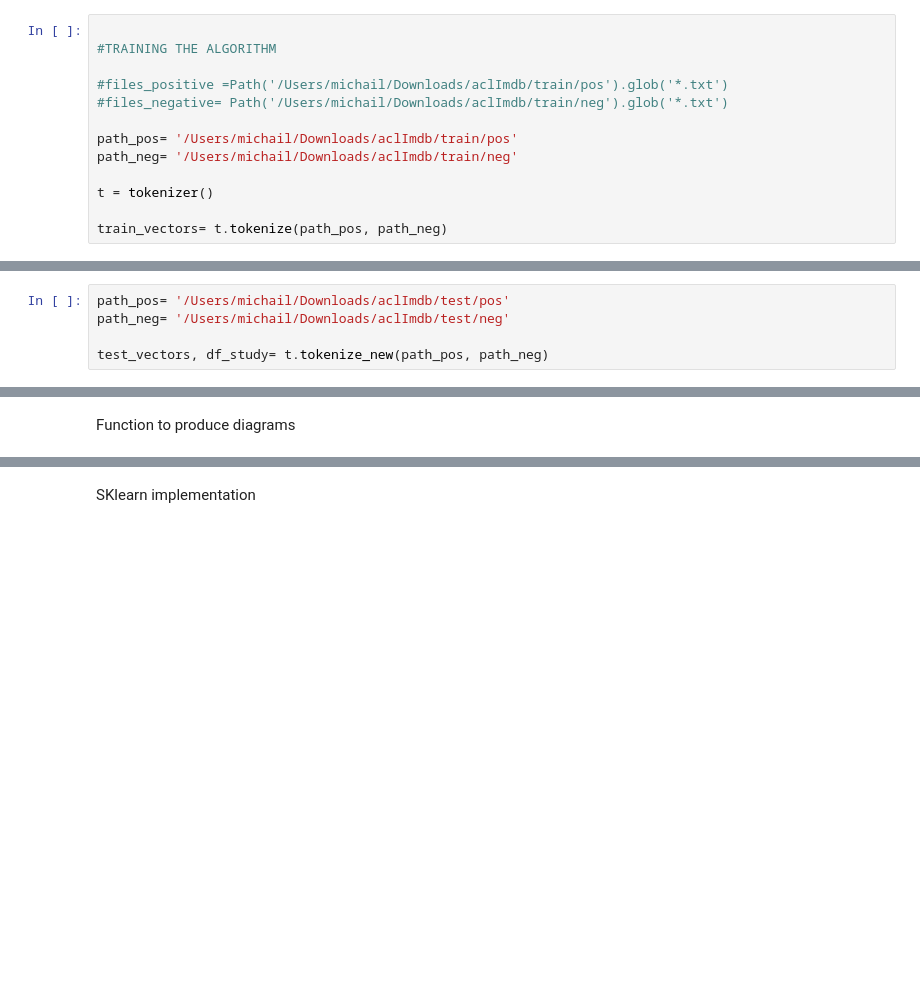
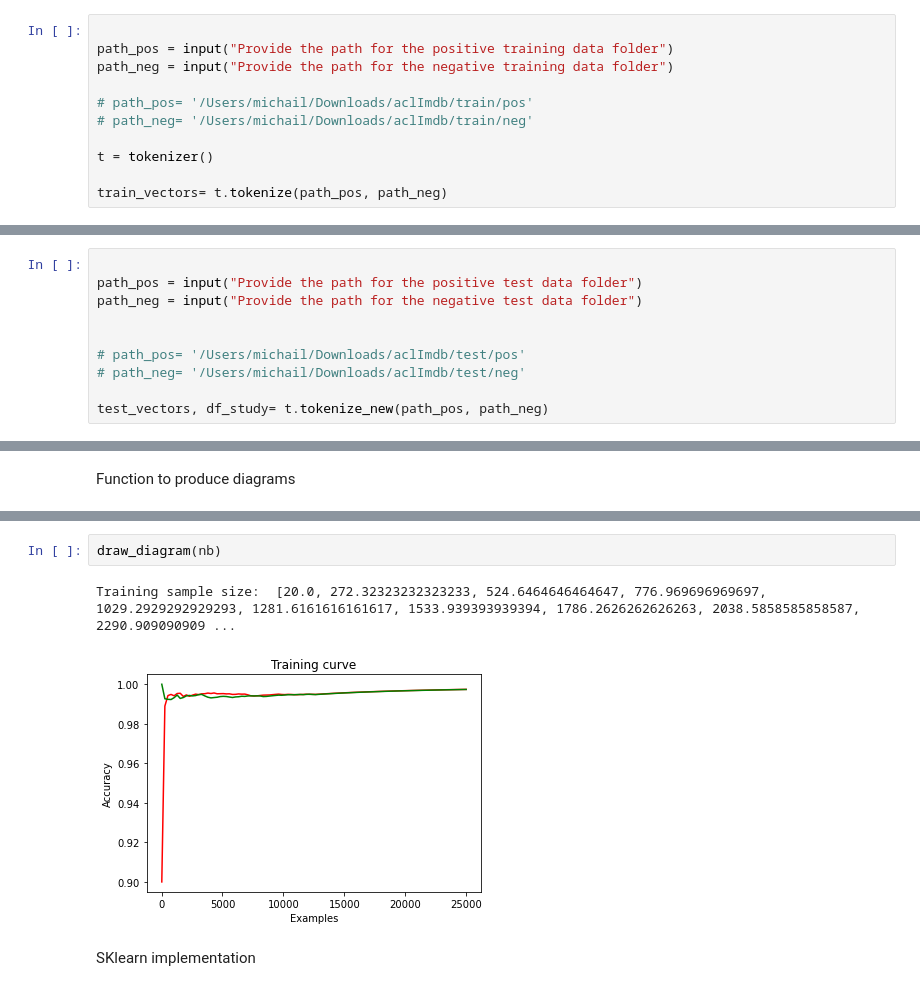
Before and after one commit to ProtonotariosM/Ai_project2, a Jupyter notebook: Naive_Bayes.ipynb, the cells around one changed output, grey strips where cells are left out. Saved outputs shown, nothing was run; the diff lists cells and outputs as text; blank space fills up the shorter version.

```diff
--- a/Naive_Bayes.ipynb
+++ b/Naive_Bayes.ipynb
@@ -601,12 +603,10 @@ class naive_bayes:
 # %%
 
-#TRAINING THE ALGORITHM
+path_pos = input("Provide the path for the positive training data folder")
+path_neg = input("Provide the path for the negative training data folder")
 
-#files_positive =Path('/Users/michail/Downloads/aclImdb/train/pos').glob('*.txt')
-#files_negative= Path('/Users/michail/Downloads/aclImdb/train/neg').glob('*.txt')
-
-path_pos= '/Users/michail/Downloads/aclImdb/train/pos'
-path_neg= '/Users/michail/Downloads/aclImdb/train/neg'
+# path_pos= '/Users/michail/Downloads/aclImdb/train/pos'
+# path_neg= '/Users/michail/Downloads/aclImdb/train/neg'
 
 t = tokenizer()
 
@@ -628,8 +628,13 @@ Total negative reviews:  12500
 | 24999 | 0 | 0 | 0 | 0 | 0 | 0 | 0 | 0 | 0 | 0 | ... | ... |
 25000 rows × 28 columns
 # %%
-path_pos= '/Users/michail/Downloads/aclImdb/test/pos'
-path_neg= '/Users/michail/Downloads/aclImdb/test/neg'
+
+path_pos = input("Provide the path for the positive test data folder")
+path_neg = input("Provide the path for the negative test data folder")
+
+
+# path_pos= '/Users/michail/Downloads/aclImdb/test/pos'
+# path_neg= '/Users/michail/Downloads/aclImdb/test/neg'
 
 test_vectors, df_study= t.tokenize_new(path_pos, path_neg)
 # %% [output]
@@ -1017,3 +765,8 @@ plt.show()
+# %%
+draw_diagram(nb)
+# %% [output]
+Training sample size:  [20.0, 272.32323232323233, 524.6464646464647, 776.969696969697, 1029.2929292929293, 1281.6161616161617, 1533.939393939394, 1786.2626262626263, 2038.5858585858587, 2290.909090909 ...
+[figure, added]
 # %% [markdown]
 SKlearn implementation
 # %%
```
Also changed, not shown: parts of 11 cells of this notebook, 3 other files.
